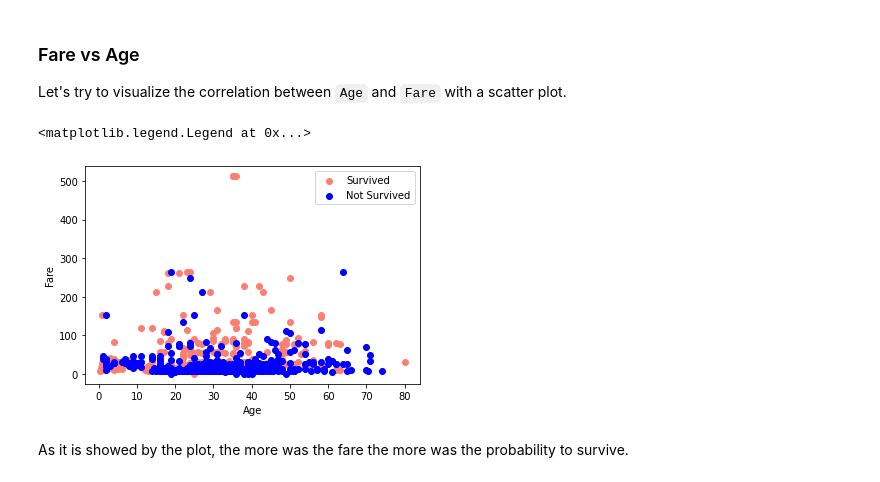
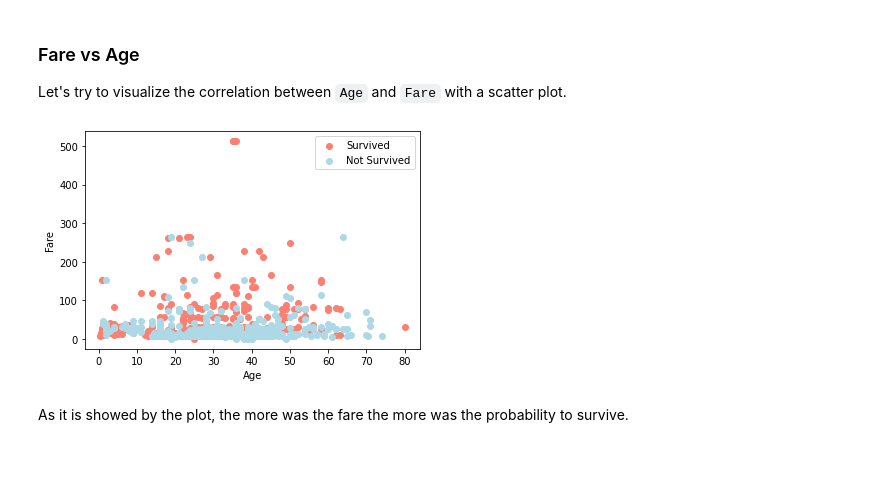
Before and after one commit to LapoDini/Titanic-Kaggle-Competiton, a Jupyter notebook: titanic-competition.ipynb, the cells around one changed output. Cells and saved outputs as stored; diff of their text form; code cells hidden in the pictures.

```diff
--- a/titanic-competition.ipynb
+++ b/titanic-competition.ipynb
@@ -154,18 +154,17 @@ Let's try to visualize the correlation between `Age` and `Fare` with a scatter p
 # %%
 plt.scatter(train.Age[train.Survived == 1],
             train.Fare[train.Survived == 1],
             c = "Salmon")
 
 plt.scatter(train.Age[train.Survived == 0],
             train.Fare[train.Survived == 0],
-            c = "Blue")
+            c = "lightBlue")
 
 plt.xlabel("Age")
 plt.ylabel("Fare")
-plt.legend(["Survived", "Not Survived"])
+plt.legend(["Survived", "Not Survived"]);
 # %% [output]
-<matplotlib.legend.Legend at 0x...>
-[figure, old version]
+[figure, new version]
 # %% [markdown]
 As it is showed by the plot, the more was the fare the more was the probability to survive.
 # %% [markdown]
```
Also changed, not shown: parts of 2 cells of this notebook.
